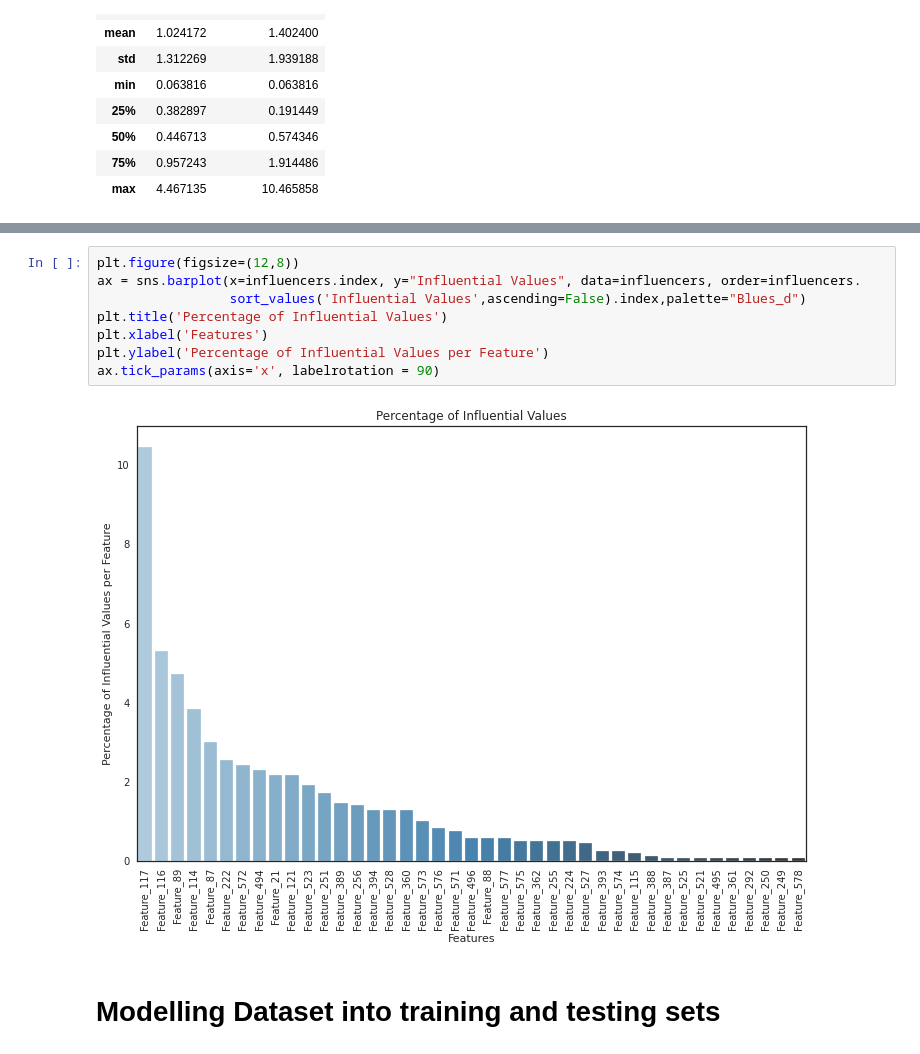
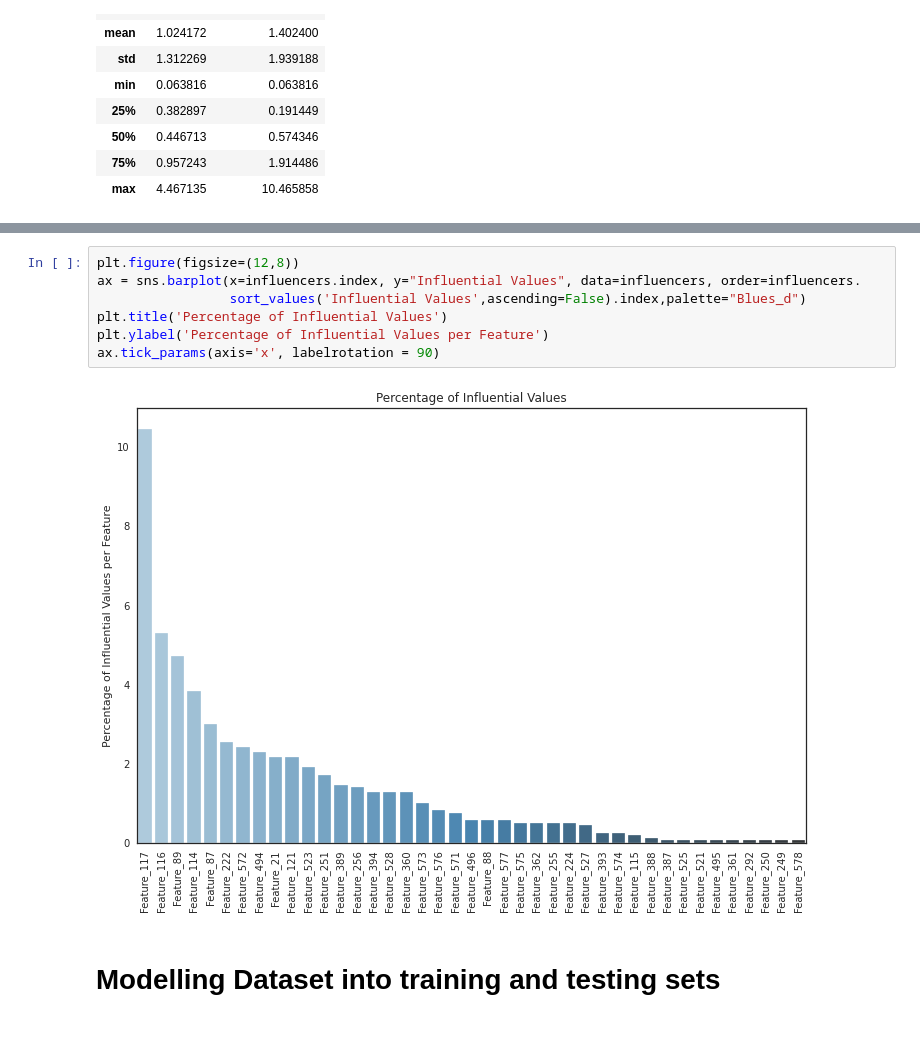
Before and after one commit to himanshag/SECOM, a Jupyter notebook: Secom.ipynb, the cells around one changed output, grey strips where cells are left out. Saved outputs shown, nothing was run; the diff lists cells and outputs as text.

```diff
--- a/Secom.ipynb
+++ b/Secom.ipynb
@@ -536,13 +569,12 @@ ax.tick_params(axis='x', labelrotation = 90)
 # %%
 plt.figure(figsize=(12,8))
 ax = sns.barplot(x=influencers.index, y="Influential Values", data=influencers, order=influencers.
                  sort_values('Influential Values',ascending=False).index,palette="Blues_d")
 plt.title('Percentage of Influential Values')
-plt.xlabel('Features')
 plt.ylabel('Percentage of Influential Values per Feature')
 ax.tick_params(axis='x', labelrotation = 90)
 # %% [output]
-[figure, old version]
+[figure, new version]
 # %% [markdown]
 # Modelling Dataset into training and testing sets
 # %%
```
Also changed, not shown: parts of 4 cells of this notebook.
